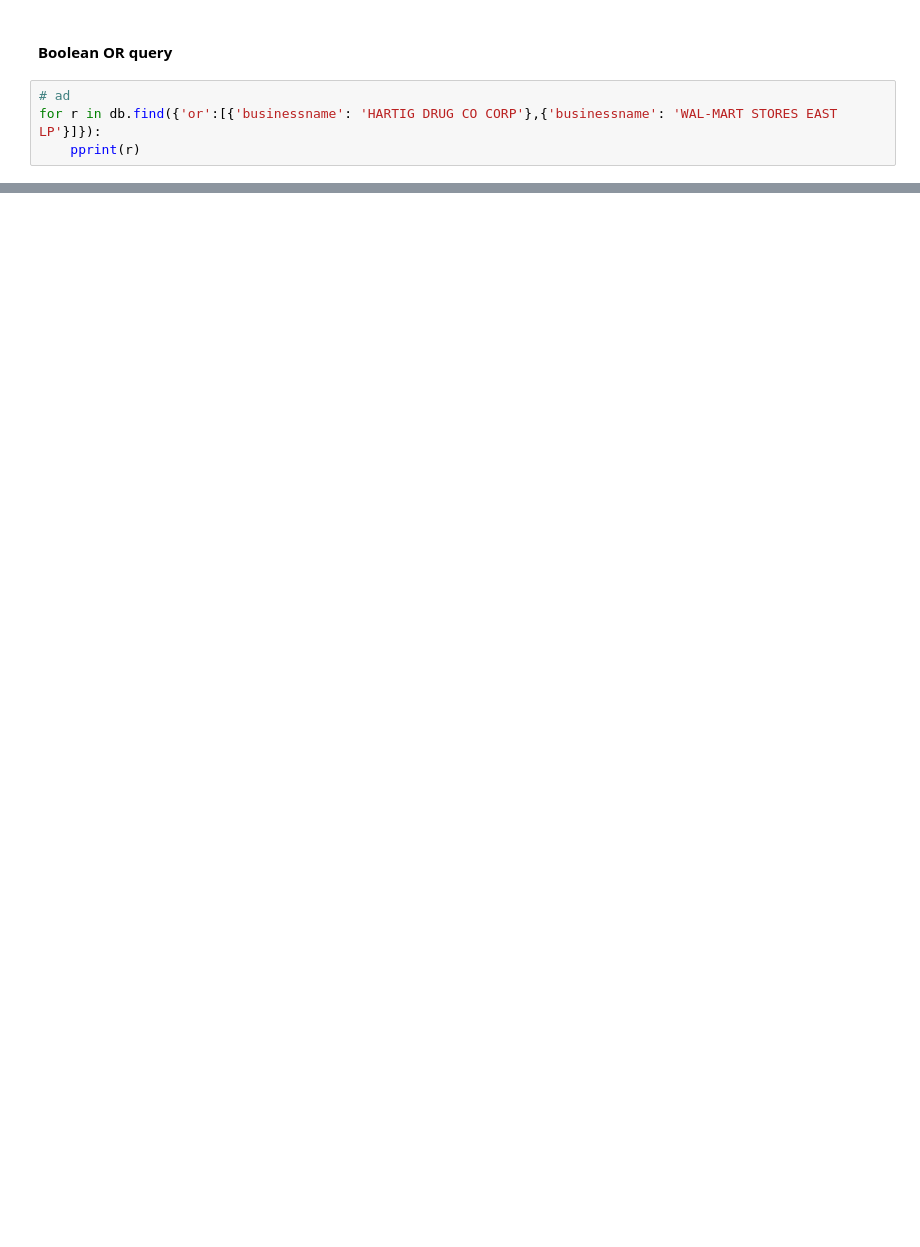
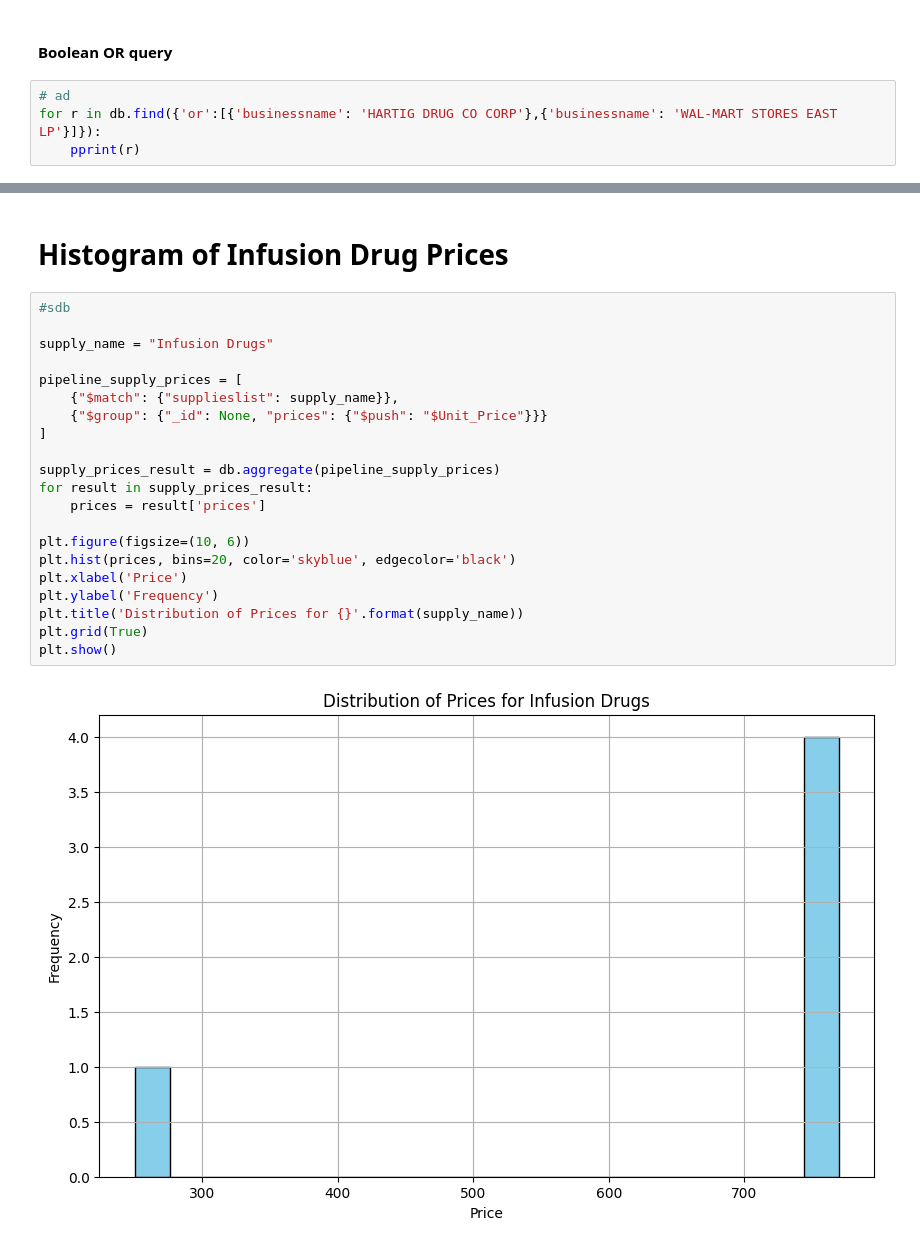
Before and after one commit to nainesh-20/MediTrack, a Jupyter notebook: database.ipynb, the cells around one changed output, grey strips where cells are left out. Saved outputs shown, nothing was run; the diff lists cells and outputs as text; blank space fills up the shorter version.

```diff
--- a/database.ipynb
+++ b/database.ipynb
@@ -318,0 +676,25 @@ for r in db.find({'or':[{'businessname': 'HARTIG DRUG CO CORP'},{'businessname':
+# %% [markdown]
+# Histogram of Infusion Drug Prices
+# %%
+#sdb
+
+supply_name = "Infusion Drugs"
+
+pipeline_supply_prices = [
+    {"$match": {"supplieslist": supply_name}},
+    {"$group": {"_id": None, "prices": {"$push": "$Unit_Price"}}}
+]
+
+supply_prices_result = db.aggregate(pipeline_supply_prices)
+for result in supply_prices_result:
+    prices = result['prices']
+
+plt.figure(figsize=(10, 6))
+plt.hist(prices, bins=20, color='skyblue', edgecolor='black')
+plt.xlabel('Price')
+plt.ylabel('Frequency')
+plt.title('Distribution of Prices for {}'.format(supply_name))
+plt.grid(True)
+plt.show()
+# %% [output]
+[figure, added]
```
Also changed, not shown: parts of 36 cells of this notebook.
